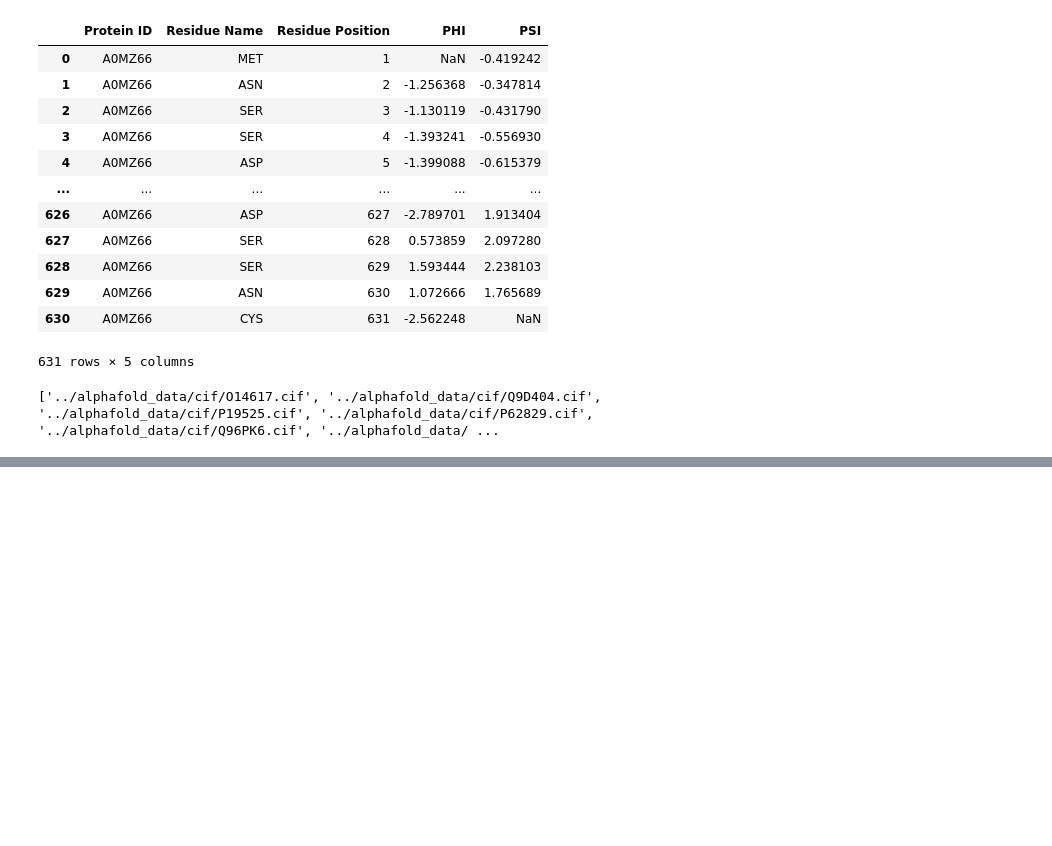
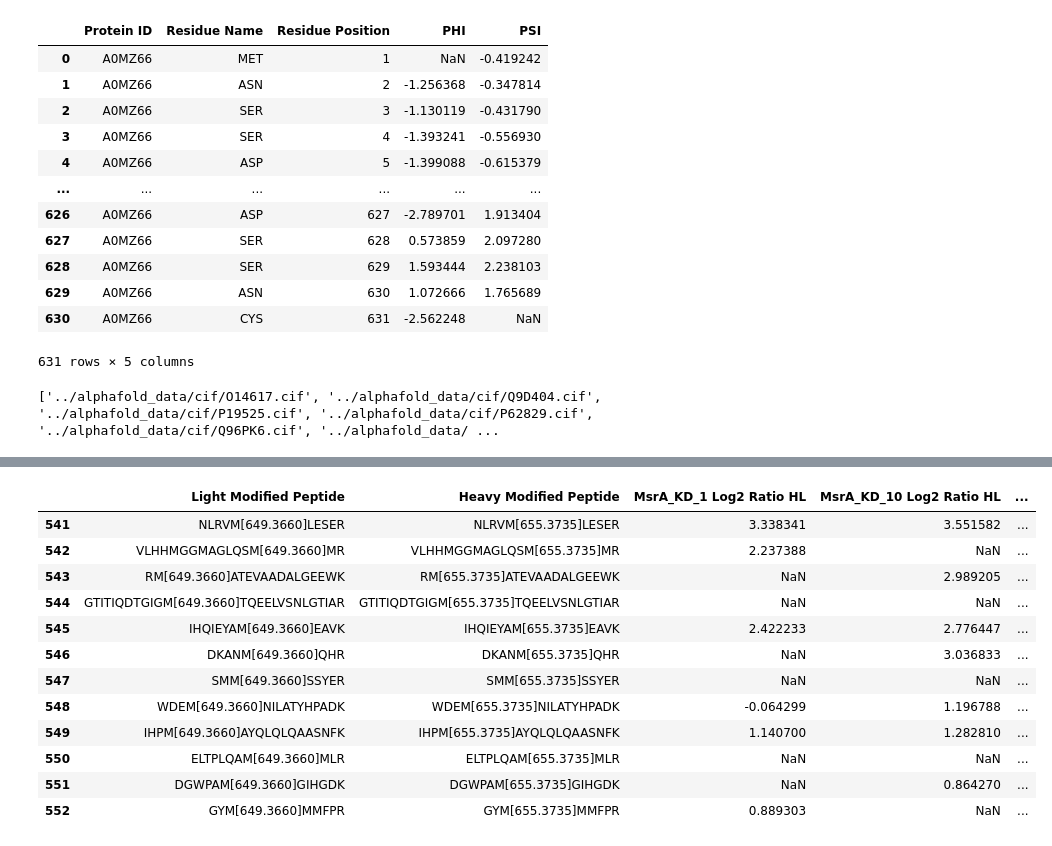
Before and after one commit to ritster/methionine-analysis, a Jupyter notebook: amr/extraction_of_dihedral_angles.ipynb, the cells around one changed output, grey strips where cells are left out. Cells and saved outputs as stored; diff of their text form; code cells hidden in the pictures; blank space fills up the shorter version.

```diff
--- a/amr/extraction_of_dihedral_angles.ipynb
+++ b/amr/extraction_of_dihedral_angles.ipynb
@@ -199,0 +464,2 @@ concat_dihedrals[]
+# %%
+MsrAKD_with_alphafold = pd.read_csv('../MsrKD/MsrAKD_with_alphafold.csv').drop(columns=['Unnamed: 0'])
@@ -199,0 +731,16 @@ concat_dihedrals[]
+# %%
+MsrAKD_with_alphafold[MsrAKD_with_alphafold['Color'] == 'red']
+# %% [output]
+|  | Light Modified Peptide | Heavy Modified Peptide | MsrA_KD_1 Log2 Ratio HL | MsrA_KD_10 Log2 Ratio HL | ... |
+| 541 | NLRVM[649.3660]LESER | NLRVM[655.3735]LESER | 3.338341 | 3.551582 | ... |
+| 542 | VLHHMGGMAGLQSM[649.3660]MR | VLHHMGGMAGLQSM[655.3735]MR | 2.237388 | NaN | ... |
+| 543 | RM[649.3660]ATEVAADALGEEWK | RM[655.3735]ATEVAADALGEEWK | NaN | 2.989205 | ... |
+| 544 | GTITIQDTGIGM[649.3660]TQEELVSNLGTIAR | GTITIQDTGIGM[655.3735]TQEELVSNLGTIAR | NaN | NaN | ... |
+| 545 | IHQIEYAM[649.3660]EAVK | IHQIEYAM[655.3735]EAVK | 2.422233 | 2.776447 | ... |
+| 546 | DKANM[649.3660]QHR | DKANM[655.3735]QHR | NaN | 3.036833 | ... |
+| 547 | SMM[649.3660]SSYER | SMM[655.3735]SSYER | NaN | NaN | ... |
+| 548 | WDEM[649.3660]NILATYHPADK | WDEM[655.3735]NILATYHPADK | -0.064299 | 1.196788 | ... |
+| 549 | IHPM[649.3660]AYQLQLQAASNFK | IHPM[655.3735]AYQLQLQAASNFK | 1.140700 | 1.282810 | ... |
+| 550 | ELTPLQAM[649.3660]MLR | ELTPLQAM[655.3735]MLR | NaN | NaN | ... |
+| 551 | DGWPAM[649.3660]GIHGDK | DGWPAM[655.3735]GIHGDK | NaN | 0.864270 | ... |
+| 552 | GYM[649.3660]MMFPR | GYM[655.3735]MMFPR | 0.889303 | NaN | ... |
```
Also changed, not shown: parts of 64 cells of this notebook, 7 other files.
